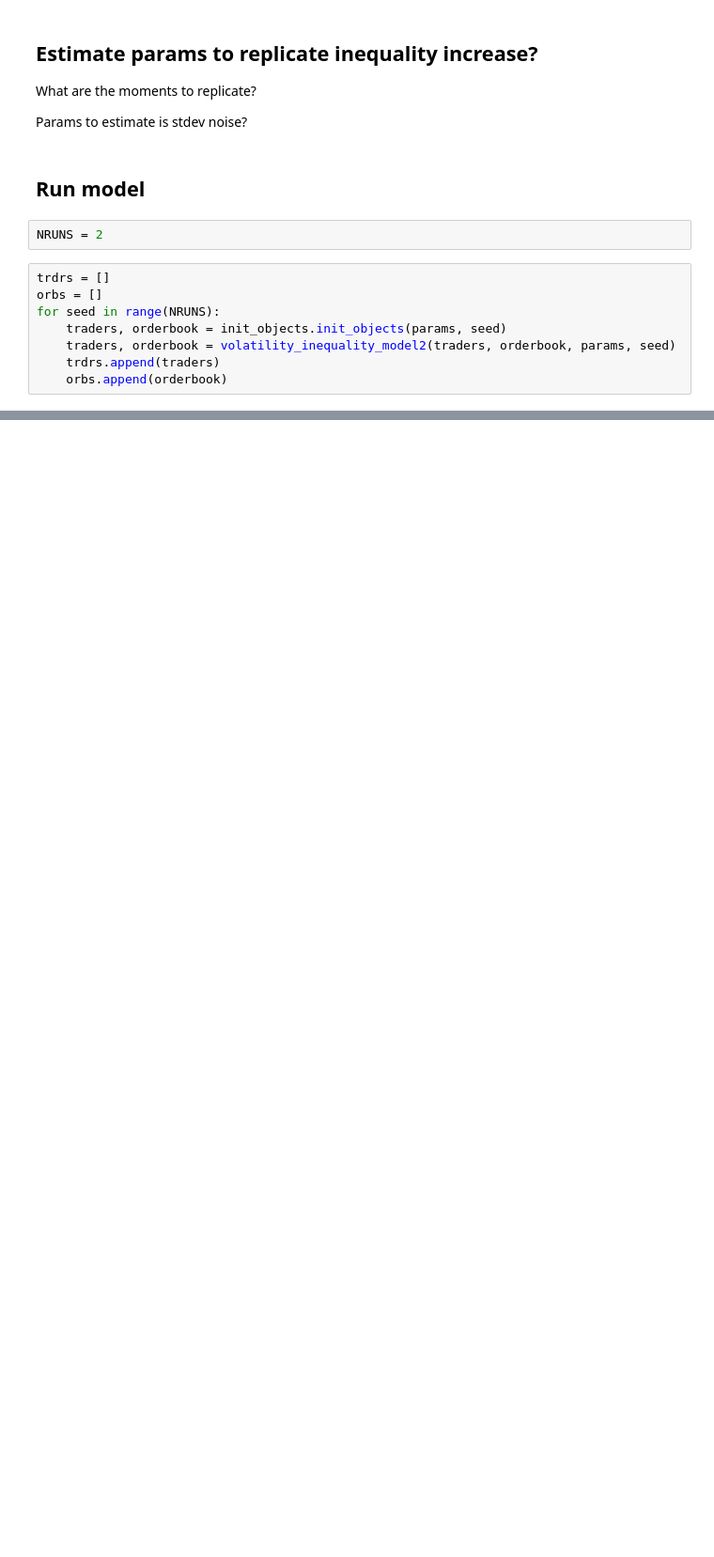
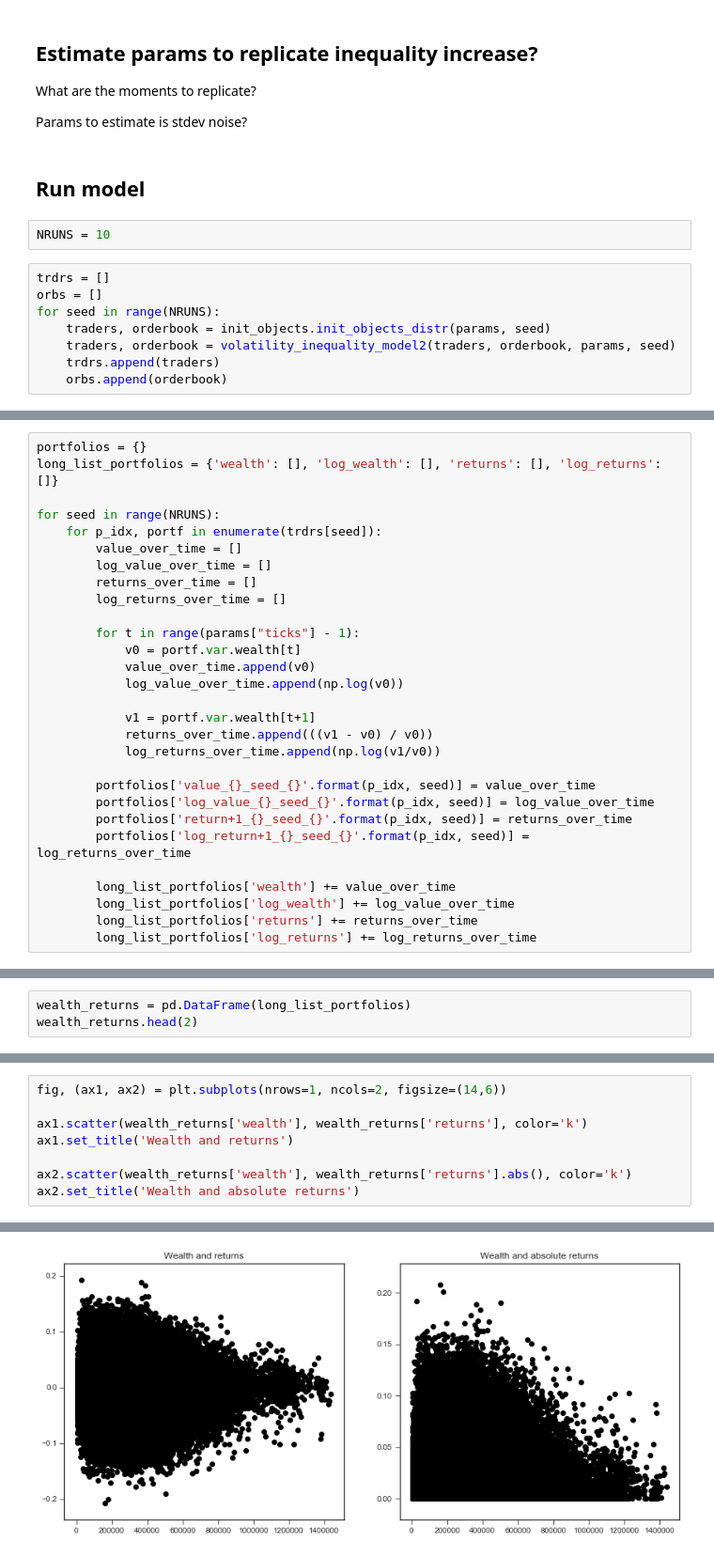
Before and after one commit to joerischasfoort/asset_volatility_wealth_inequality, a Jupyter notebook: stock-volatility-wealthy.ipynb, the cells around one changed output, grey strips where cells are left out. Shown at 94% size. Drawn from its saved outputs; the diff is of its cells as text; blank space fills up the shorter version.

```diff
--- a/stock-volatility-wealthy.ipynb
+++ b/stock-volatility-wealthy.ipynb
@@ -48,12 +54,12 @@ Params to estimate is stdev noise?
 # %% [markdown]
 ## Run model
 # %%
-NRUNS = 2
+NRUNS = 10
 # %%
 trdrs = []
 orbs = []
 for seed in range(NRUNS):
-    traders, orderbook = init_objects.init_objects(params, seed)
+    traders, orderbook = init_objects.init_objects_distr(params, seed)
     traders, orderbook = volatility_inequality_model2(traders, orderbook, params, seed)
     trdrs.append(traders)
     orbs.append(orderbook)
@@ -62,0 +79,29 @@ AttributeError: 'TraderParameters' object has no attribute 'horizon'
+# %%
+portfolios = {}
+long_list_portfolios = {'wealth': [], 'log_wealth': [], 'returns': [], 'log_returns':[]}
+
+for seed in range(NRUNS):
+    for p_idx, portf in enumerate(trdrs[seed]):
+        value_over_time = []
+        log_value_over_time = []
+        returns_over_time = []
+        log_returns_over_time = []
+
+        for t in range(params["ticks"] - 1):
+            v0 = portf.var.wealth[t]
+            value_over_time.append(v0)
+            log_value_over_time.append(np.log(v0))
+
+            v1 = portf.var.wealth[t+1]
+            returns_over_time.append(((v1 - v0) / v0))
+            log_returns_over_time.append(np.log(v1/v0))
+
+        portfolios['value_{}_seed_{}'.format(p_idx, seed)] = value_over_time
+        portfolios['log_value_{}_seed_{}'.format(p_idx, seed)] = log_value_over_time
+        portfolios['return+1_{}_seed_{}'.format(p_idx, seed)] = returns_over_time
+        portfolios['log_return+1_{}_seed_{}'.format(p_idx, seed)] = log_returns_over_time
+
+        long_list_portfolios['wealth'] += value_over_time
+        long_list_portfolios['log_wealth'] += log_value_over_time
+        long_list_portfolios['returns'] += returns_over_time
+        long_list_portfolios['log_returns'] += log_returns_over_time
@@ -62,0 +110,3 @@ AttributeError: 'TraderParameters' object has no attribute 'horizon'
+# %%
+wealth_returns = pd.DataFrame(long_list_portfolios)
+wealth_returns.head(2)
@@ -62,0 +119,9 @@ AttributeError: 'TraderParameters' object has no attribute 'horizon'
+# %%
+fig, (ax1, ax2) = plt.subplots(nrows=1, ncols=2, figsize=(14,6))
+
+ax1.scatter(wealth_returns['wealth'], wealth_returns['returns'], color='k')
+ax1.set_title('Wealth and returns')
+
+ax2.scatter(wealth_returns['wealth'], wealth_returns['returns'].abs(), color='k')
+ax2.set_title('Wealth and absolute returns')
+# %% [output]
@@ -62,0 +129 @@ AttributeError: 'TraderParameters' object has no attribute 'horizon'
+[figure, added]
```
Also changed, not shown: parts of 53 cells of this notebook, 3 other files.
